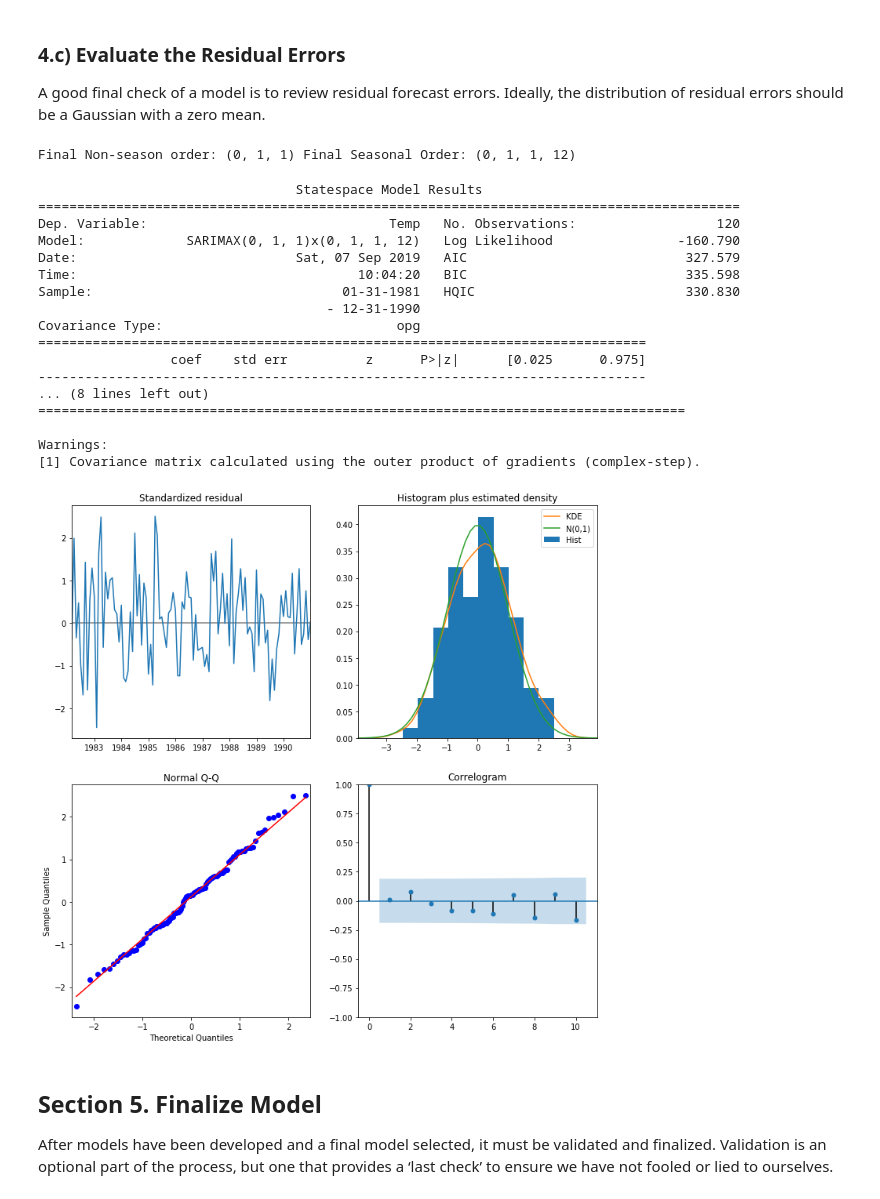
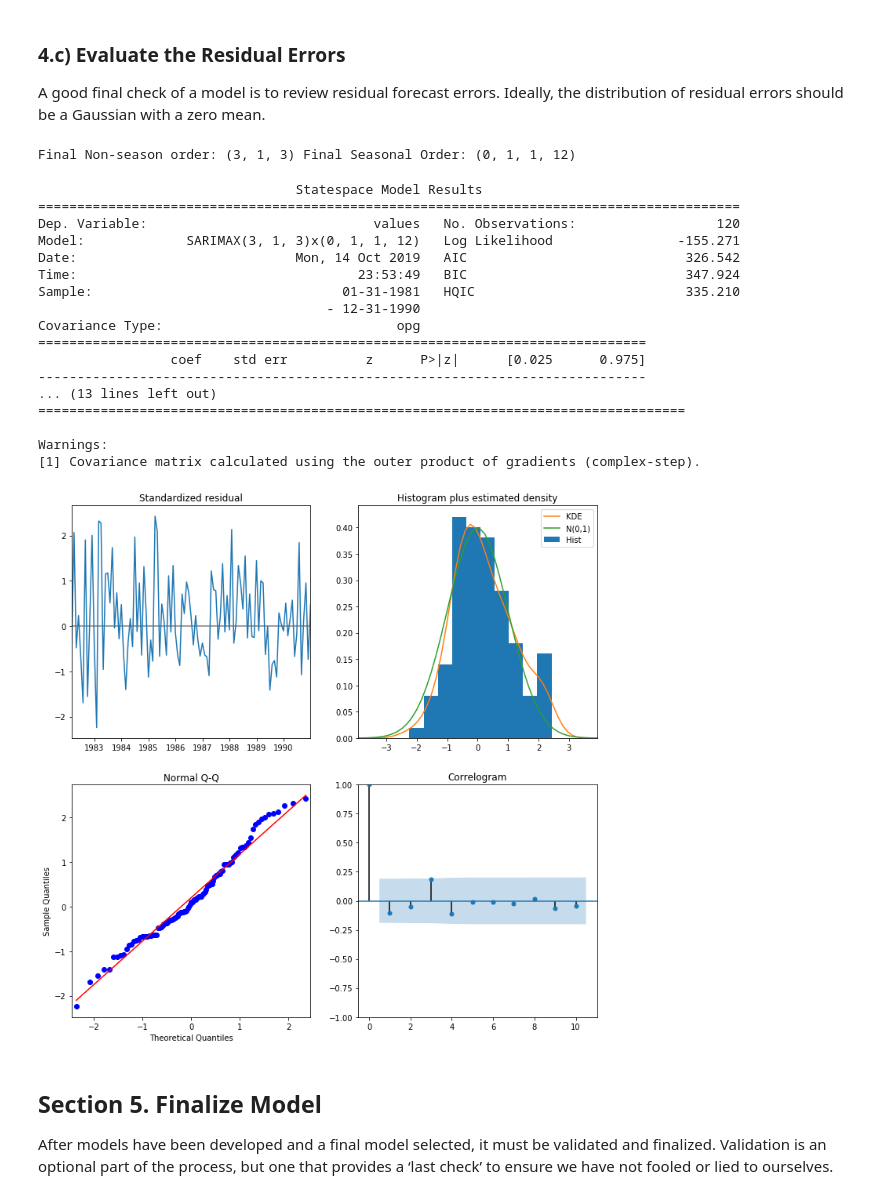
Before and after one commit to daines-analytics/time-series-projects, a Jupyter notebook: _py-project-templates/py-timeseries-project-template-example.ipynb, the cells around one changed output. Cells and saved outputs as stored; diff of their text form; code cells hidden in the pictures.

Commit message:
Upload #1 of the Python ARIMA time series template v2

```diff
--- a/_py-project-templates/py-timeseries-project-template-example.ipynb
+++ b/_py-project-templates/py-timeseries-project-template-example.ipynb
@@ -481,17 +497,17 @@ The suggested seasonal differencing term is: 0
 start_p = 0
 start_d = 1
 start_q = 0
-max_p = 3
+max_p = 5
 max_d = 2
-max_q = 3
+max_q = 5
 # %%
 # Set the P, D, and Q order parameters for seasonal ARIMA modeling
 start_P = 0
 start_D = 1
 start_Q = 0
-max_P = 3
-max_D = 2
-max_Q = 3
+max_P = 2
+max_D = 1
+max_Q = 2
 # %%
 print('The initial non-seasonal parameters are: p =', start_p, '| d =', start_d, '| q =', start_q)
 print('The maximum non-seasonal parameters are: max_p =', max_p, '| max_d =', max_d, '| max_q =', max_q)
@@ -504,0 +567,12 @@ The maximum seasonal parameters are: max_P = 3 | max_D = 2 | max_Q = 3
+# %%
+# Do an automated random search of ARIMA parameters
+n_fits = int(max_p * max_d * max_q * max_P * max_D * max_Q * 0.30)
+if (seasonal_freq == 0):
+    randgrid_results = pm.auto_arima(time_series, start_p = start_p, d = start_d, start_q = start_q, max_p = max_p, max_d = max_d, max_q = max_q,
+                                     seasonal = False, stepwise = False, random = True, n_fits = n_fits, max_order = None,
+                                     trace = True, suppress_warnings = True, random_state = seedNum)
+else:
+    randgrid_results = pm.auto_arima(time_series, start_p = start_p, d = start_d, start_q = start_q, max_p = max_p, max_d = max_d, max_q = max_q,
+                                     seasonal = True, m = seasonal_freq, start_P = start_P, D = start_D, start_Q = start_Q, max_P = max_P, max_D = max_D, max_Q = max_Q,
+                                     stepwise = False, random = True, n_fits = n_fits, max_order = None,
+                                     trace = True, suppress_warnings = True, random_state = seedNum)
@@ -687,39 +716,43 @@ if (notifyStatus): email_notify("ARIMA Hyperparameters Search completed! "+datet
 A good final check of a model is to review residual forecast errors. Ideally, the distribution of residual errors should be a Gaussian with a zero mean.
 # %%
 # Set the ARIMA order parameters for validation and forecasting
-# final_ns_order = auto_results.order
-# final_ss_order = auto_results.seasonal_order
-final_ns_order = best_ns_cfg
-final_ss_order = best_ss_cfg
+# final_ns_order = stepwise_results.order
+# final_ss_order = stepwise_results.seasonal_order
+final_ns_order = randgrid_results.order
+final_ss_order = randgrid_results.seasonal_order
+# final_ns_order = autogrid_results.order
+# final_ss_order = autogrid_results.seasonal_order
+# final_ns_order = best_ns_cfg
+# final_ss_order = best_ss_cfg
 print("Final Non-season order:", final_ns_order, 'Final Seasonal Order:', final_ss_order)
 # %% [output]
-Final Non-season order: (0, 1, 1) Final Seasonal Order: (0, 1, 1, 12)
+Final Non-season order: (3, 1, 3) Final Seasonal Order: (0, 1, 1, 12)
 # %%
 # Summarize residual errors for the chosen ARIMA model
-model = SARIMAX(time_series, order=final_ns_order, seasonal_order=final_ss_order)
-results = model.fit()
-print(results.summary())
-results.plot_diagnostics(figsize=(12,12))
+final_model = SARIMAX(time_series, order=final_ns_order, seasonal_order=final_ss_order)
+final_results = final_model.fit(disp = False)
+print(final_results.summary())
+final_results.plot_diagnostics(figsize=(12,12))
 plt.show()
 # %% [output]
                                  Statespace Model Results
 ==========================================================================================
-Dep. Variable:                               Temp   No. Observations:                  120
-Model:             SARIMAX(0, 1, 1)x(0, 1, 1, 12)   Log Likelihood                -160.790
-Date:                            Sat, 07 Sep 2019   AIC                            327.579
-Time:                                    10:04:20   BIC                            335.598
-Sample:                                01-31-1981   HQIC                           330.830
+Dep. Variable:                             values   No. Observations:                  120
+Model:             SARIMAX(3, 1, 3)x(0, 1, 1, 12)   Log Likelihood                -155.271
+Date:                            Mon, 14 Oct 2019   AIC                            326.542
+Time:                                    23:53:49   BIC                            347.924
+Sample:                                01-31-1981   HQIC                           335.210
                                      - 12-31-1990
 Covariance Type:                              opg
 ==============================================================================
                  coef    std err          z      P>|z|      [0.025      0.975]
 ------------------------------------------------------------------------------
-... (8 lines left out)
+... (13 lines left out)
 ===================================================================================
 
 Warnings:
 [1] Covariance matrix calculated using the outer product of gradients (complex-step).
-[figure, old version]
+[figure, new version]
 # %%
 if (notifyStatus): email_notify("Model Fitting and Evaluation completed! "+datetime.now().strftime('%a %B %d, %Y %I:%M:%S %p'))
 # %% [markdown]
```
Also changed, not shown: parts of 33 cells of this notebook, 1 other file.
